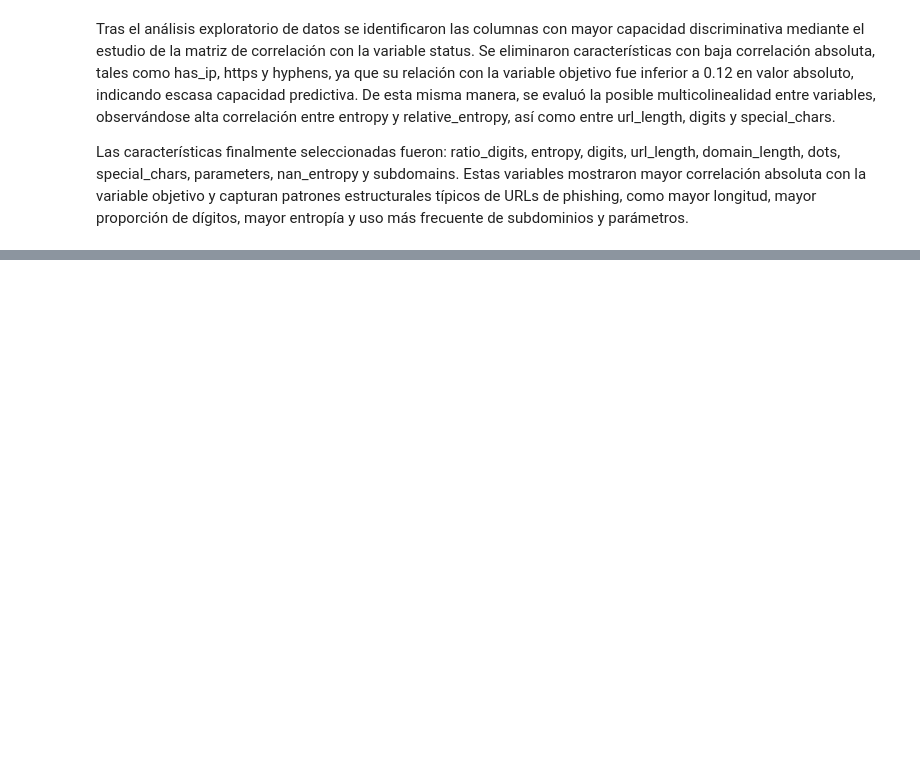
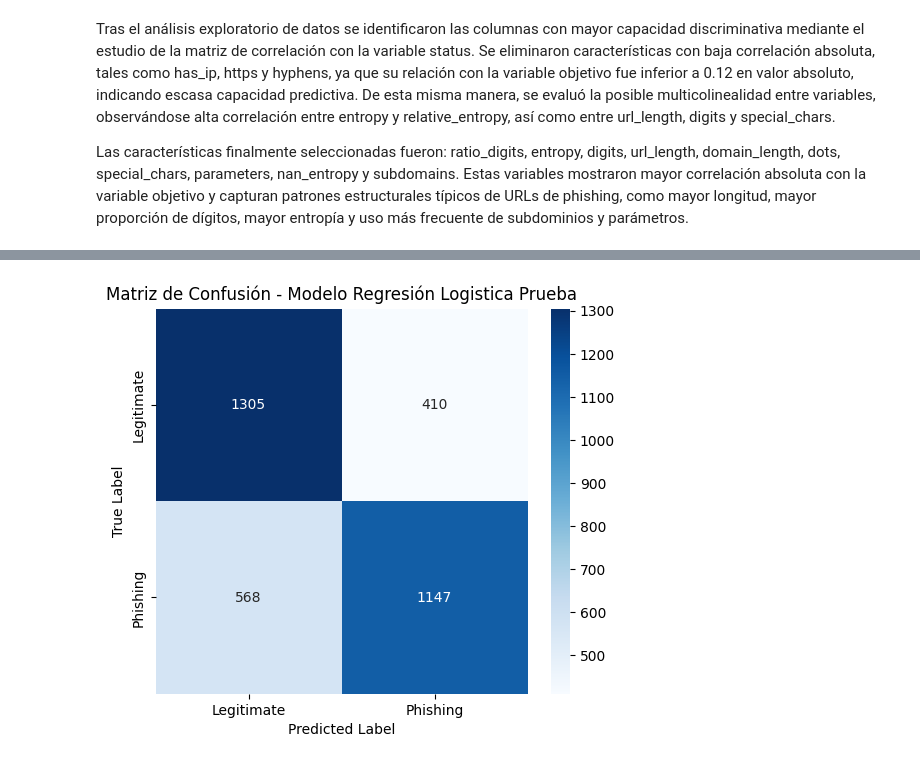
Before and after one commit to JPS4321/Lab1_SDS, a Jupyter notebook: Lab1.ipynb, the cells around one changed output, grey strips where cells are left out. Cells and saved outputs as stored; diff of their text form; code cells hidden in the pictures; blank space fills up the shorter version.

```diff
--- a/Lab1.ipynb
+++ b/Lab1.ipynb
@@ -233,0 +444,6 @@ Dimensiones después de eliminar variables:
+# %%
+scaler = StandardScaler()
+
+X_train_scaled = scaler.fit_transform(X_train)
+X_val_scaled   = scaler.transform(X_val)
+X_test_scaled  = scaler.transform(X_test)
@@ -233,0 +460,27 @@ Dimensiones después de eliminar variables:
+# %%
+# Class predictions
+y_val_pred  = log_reg.predict(X_val_scaled)
+y_test_pred = log_reg.predict(X_test_scaled)
+
+# Probabilities (for ROC & AUC)
+y_val_proba  = log_reg.predict_proba(X_val_scaled)[:, 1]
+y_test_proba = log_reg.predict_proba(X_test_scaled)[:, 1]
+# %%
+cm_test = confusion_matrix(y_test, y_test_pred)
+
+plt.figure(figsize=(6,5))
+sns.heatmap(
+    cm_test,
+    annot=True,
+    fmt="d",
+    cmap="Blues",
+    xticklabels=["Legitimate", "Phishing"],
+    yticklabels=["Legitimate", "Phishing"]
+)
+
+plt.xlabel("Predicted Label")
+plt.ylabel("True Label")
+plt.title("Matriz de Confusión - Modelo Regresión Logistica Prueba")
+plt.show()
+# %% [output]
+[figure, added]
```
Also changed, not shown: parts of 40 cells of this notebook.
